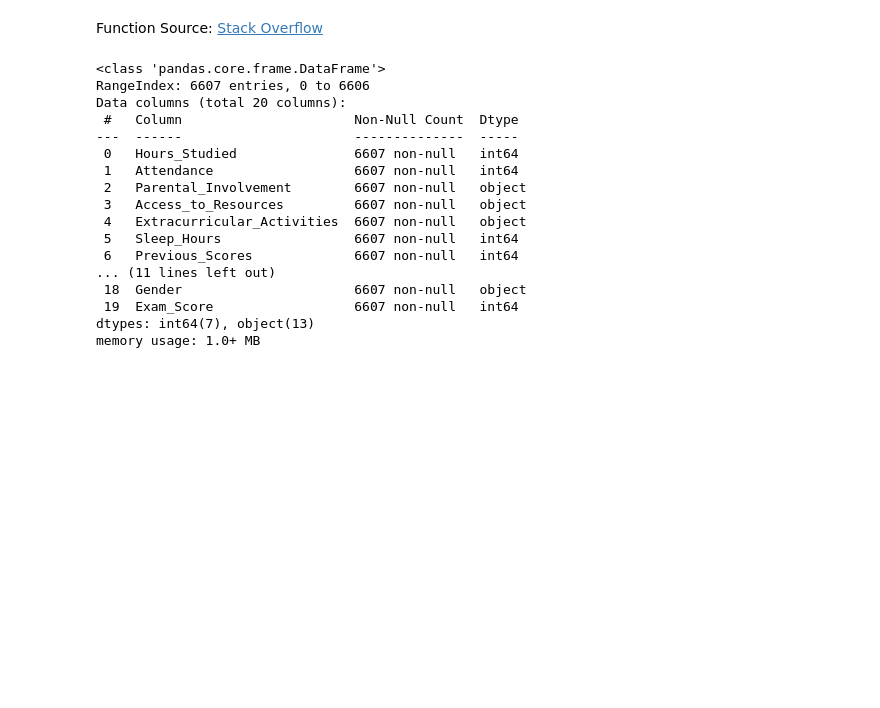
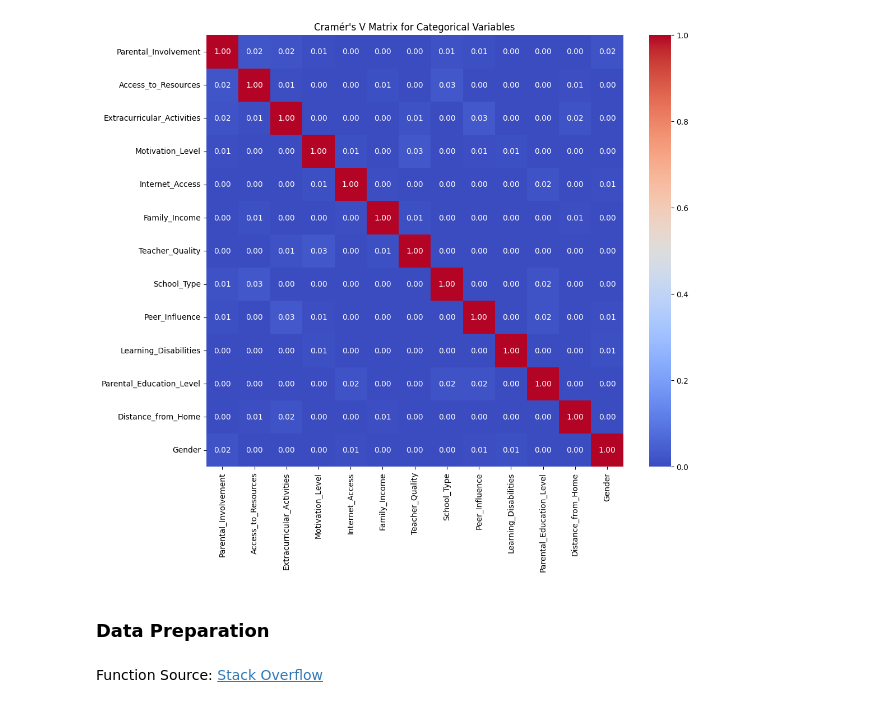
Before and after one commit to josh-g-grimes/Regression-Analysis---College-Exam-Performance, a Jupyter notebook: notebook.ipynb, the cells around one changed output. Saved outputs shown, nothing was run; the diff lists cells and outputs as text; code cells hidden in the pictures; blank space fills up the shorter version.

```diff
--- a/notebook.ipynb
+++ b/notebook.ipynb
@@ -17,0 +167,11 @@ from scipy import stats as stats
+# %%
+def cramers_v(x, y):
+    confusion_matrix = pd.crosstab(x,y)
+    chi2 = ss.chi2_contingency(confusion_matrix)[0]
+    n = confusion_matrix.sum().sum()
+    phi2 = chi2/n
+    r,k = confusion_matrix.shape
+    phi2corr = max(0, phi2-((k-1)*(r-1))/(n-1))
+    rcorr = r-((r-1)**2)/(n-1)
+    kcorr = k-((k-1)**2)/(n-1)
+    return np.sqrt(phi2corr/min((kcorr-1),(rcorr-1)))
@@ -17,0 +206,21 @@ from scipy import stats as stats
+# %%
+# Create an empty matrix to store Cramer's V values
+cramers_v_matrix = pd.DataFrame(index=categoricals.columns, columns=categoricals.columns)
+
+# Iterate through all pairs of categorical columns
+for col1 in categoricals.columns:
+    for col2 in categoricals.columns:
+        cramers_v_matrix.loc[col1, col2] = cramers_v(categoricals[col1], categoricals[col2])
+
+# Convert the Cramér's V matrix to numeric type
+cramers_v_matrix = cramers_v_matrix.apply(pd.to_numeric)
+
+# Create the heatmap
+plt.figure(figsize=(12, 10))
+sns.heatmap(cramers_v_matrix, annot=True, cmap='coolwarm', fmt=".2f")
+plt.title('Cramér\'s V Matrix for Categorical Variables')
+plt.show()
+# %% [output]
+[figure, added]
+# %% [markdown]
+### **Data Preparation**
@@ -35,24 +247,3 @@ def regression_results(y_true, y_pred):
     print('RMSE: ', round(np.sqrt(mse),4))
 # %% [markdown]
 Function Source: [Stack Overflow](https://stackoverflow.com/questions/26319259/how-to-get-a-regression-summary-in-scikit-learn-like-r-does)
-# %%
-data = pd.read_csv('https://raw.githubusercontent.com/josh-g-grimes/Regression-Analysis---College-Exam-Performance/main/StudentPerformanceFactors.csv')
-data.info()
-# %% [output]
-<class 'pandas.core.frame.DataFrame'>
-RangeIndex: 6607 entries, 0 to 6606
-Data columns (total 20 columns):
- #   Column                      Non-Null Count  Dtype
----  ------                      --------------  -----
- 0   Hours_Studied               6607 non-null   int64
- 1   Attendance                  6607 non-null   int64
- 2   Parental_Involvement        6607 non-null   object
- 3   Access_to_Resources         6607 non-null   object
- 4   Extracurricular_Activities  6607 non-null   object
- 5   Sleep_Hours                 6607 non-null   int64
- 6   Previous_Scores             6607 non-null   int64
-... (11 lines left out)
- 18  Gender                      6607 non-null   object
- 19  Exam_Score                  6607 non-null   int64
-dtypes: int64(7), object(13)
-memory usage: 1.0+ MB
```
Also changed, not shown: parts of 45 cells of this notebook.
